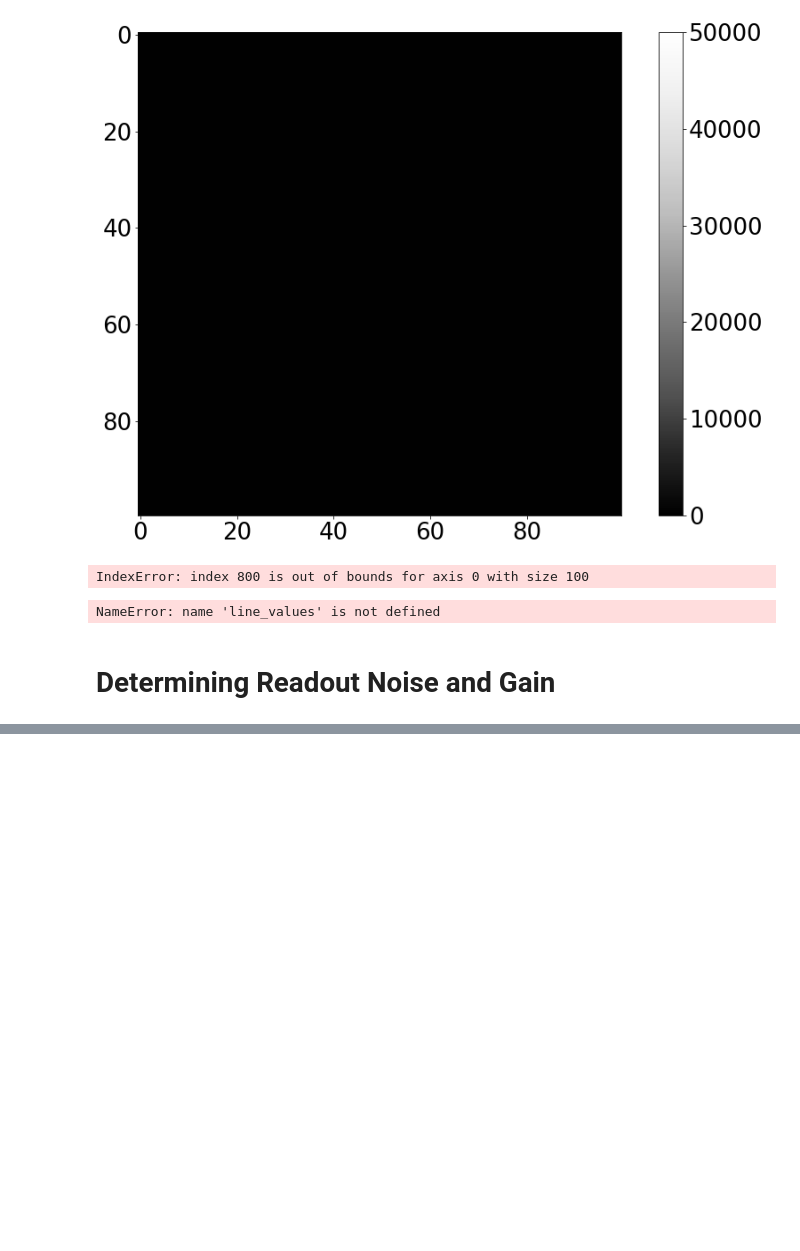
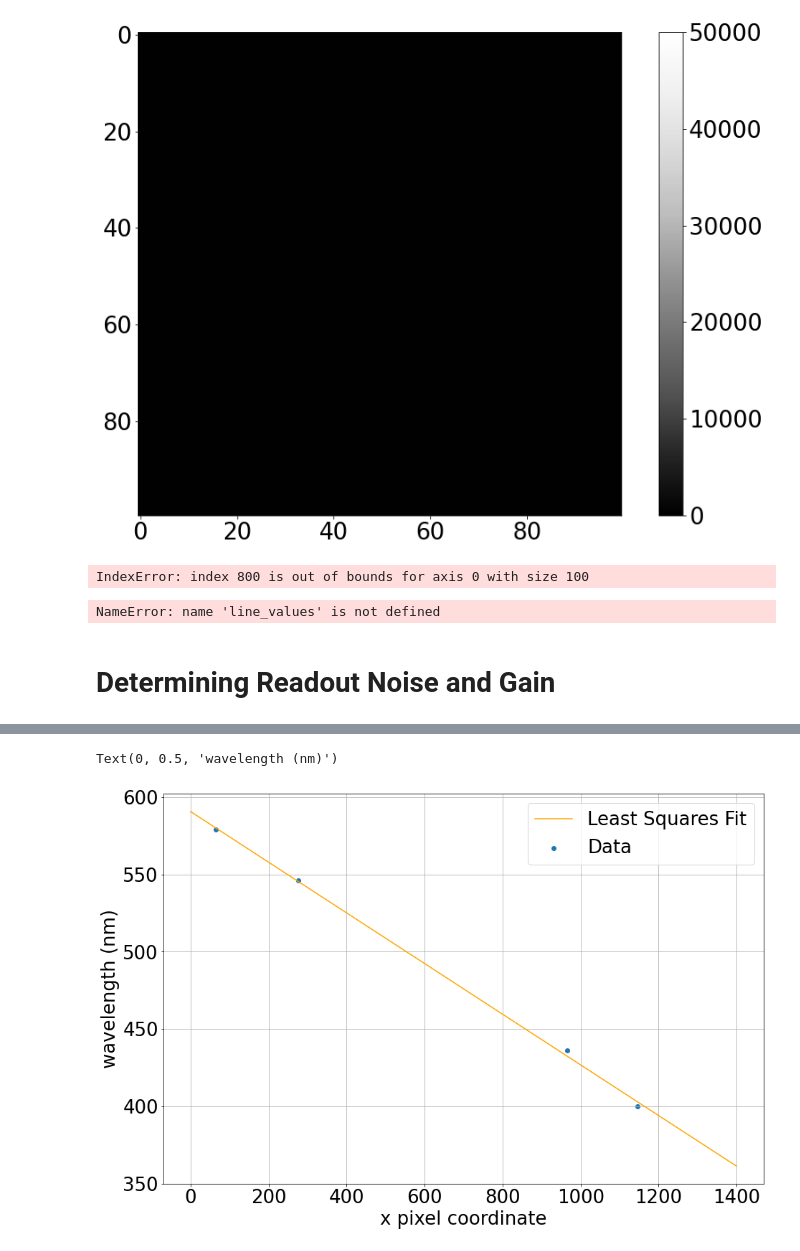
Before and after one commit to daraghhollman/UCD_PASS_Labs, a Jupyter notebook: CCDs/Python/CCDs.ipynb, the cells around one changed output, grey strips where cells are left out. Saved outputs shown, nothing was run; the diff lists cells and outputs as text; code cells hidden in the pictures; blank space fills up the shorter version.

```diff
--- a/CCDs/Python/CCDs.ipynb
+++ b/CCDs/Python/CCDs.ipynb
@@ -228,0 +228,20 @@ Text(0, 0.5, 'Counts')
+# %%
+peakXs = [65, 277, 965, 1145]
+wavelengths = [579, 546, 436, 400] # reference : https://zeiss-campus.magnet.fsu.edu/articles/lightsources/mercuryarc.html
+
+def xToWavelength(x, m, c):
+    return m*x + c
+
+linPars, linCov = scipy.optimize.curve_fit(xToWavelength, peakXs, wavelengths)
+
+plt.scatter(peakXs, wavelengths, label="Data")
+plt.plot(np.arange(0, 1400, 1), \
+         xToWavelength(np.arange(0, 1400, 1), linPars[0], linPars[1]), color="orange", label="Least Squares Fit")
+
+plt.legend()
+plt.grid()
+plt.xlabel("x pixel coordinate")
+plt.ylabel("wavelength (nm)")
+# %% [output]
+Text(0, 0.5, 'wavelength (nm)')
+[figure, added]
```
Also changed, not shown: parts of 12 cells of this notebook.
